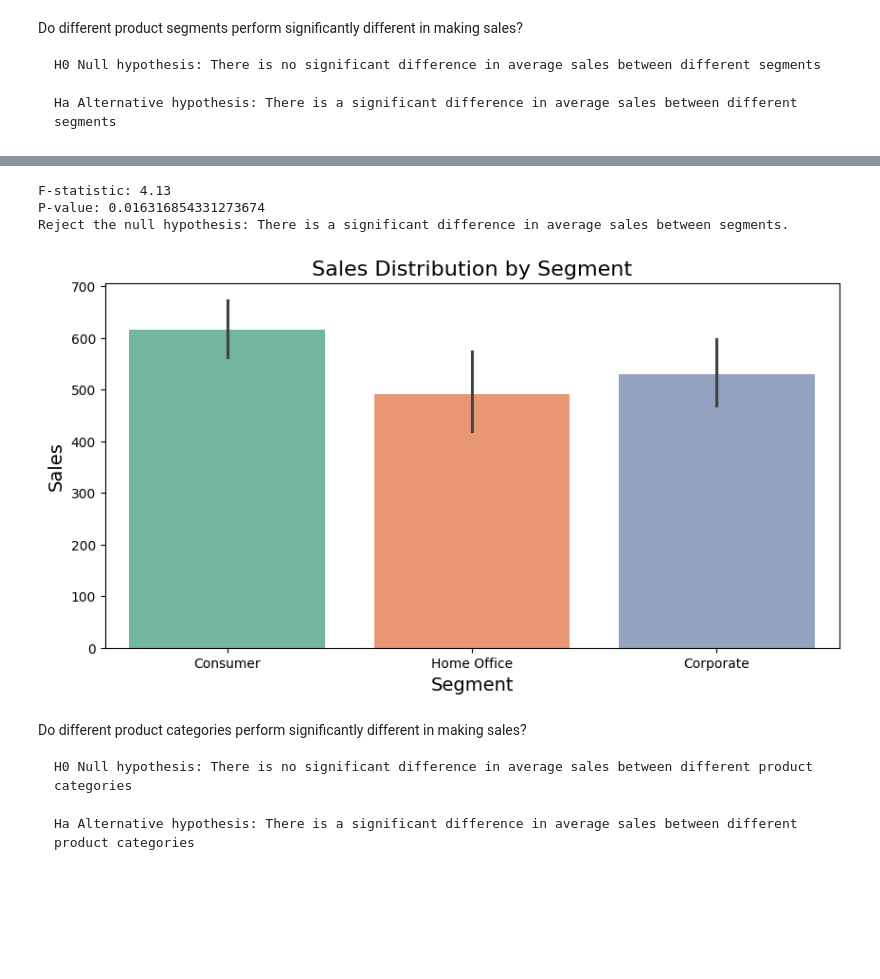
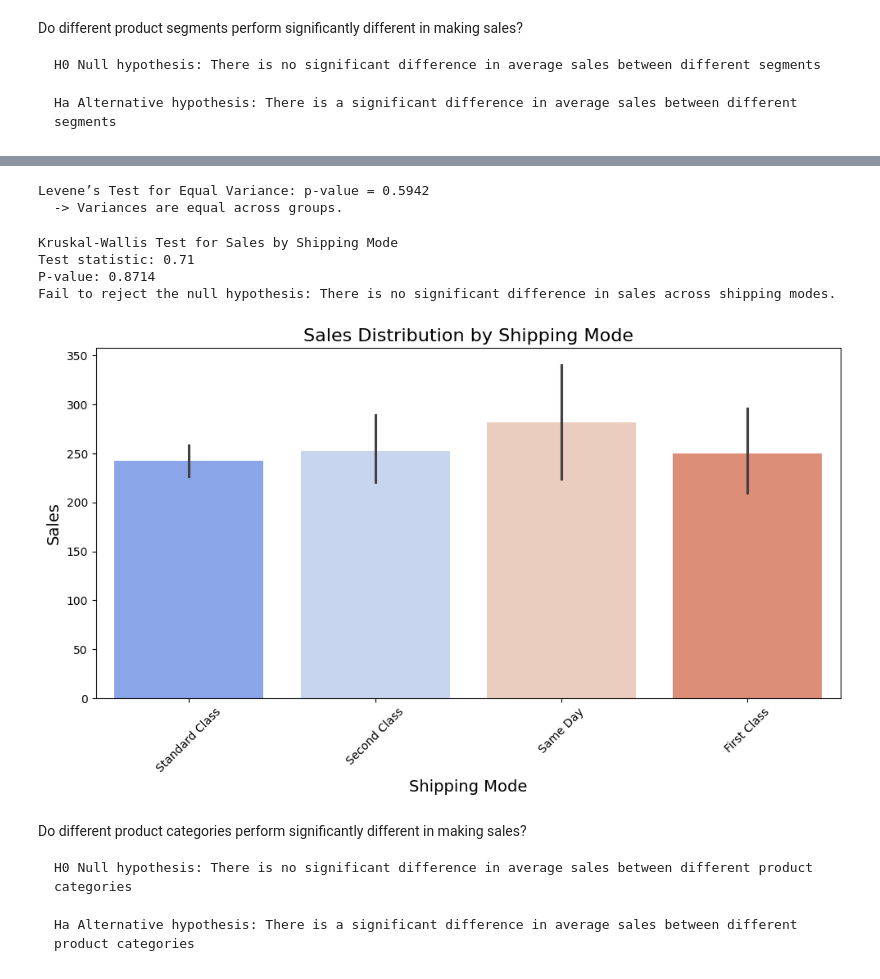
Before and after one commit to Sattar99/Gold_PY_Final, a Jupyter notebook: Gold_PY_Final/Gold_FinalProject.ipynb, the cells around one changed output, grey strips where cells are left out. Saved outputs shown, nothing was run; the diff lists cells and outputs as text; code cells hidden in the pictures; blank space fills up the shorter version.

```diff
--- a/Gold_PY_Final/Gold_FinalProject.ipynb
+++ b/Gold_PY_Final/Gold_FinalProject.ipynb
@@ -464,3 +467,15 @@ Do different product segments perform significantly different in making sales?
     H0 Null hypothesis: There is no significant difference in average sales between different segments
 
     Ha Alternative hypothesis: There is a significant difference in average sales between different segments
+# %%
+#Checking for Normality and Equal Variance:
+
+#Shapiro's test for normality:
+modes = HypTest_df['Ship.Mode'].unique()
+for mode in modes:
+    stat, p_value = shapiro(HypTest_df.loc[HypTest_df['Ship.Mode'] == mode, 'Sales'])
+    print(f"Shapiro-Wilk Test for Ship Mode '{mode}': p-value = {p_value:.4f}")
+    if p_value < 0.05:
+        print(f"  -> Data for '{mode}' is NOT normally distributed.")
+    else:
+        print(f"  -> Data for '{mode}' is normally distributed.")
@@ -467,39 +491,48 @@ Do different product segments perform significantly different in making sales?
+# %%
+# Levene's Test for Equal Variances across groups:
+groups = [HypTest_df.loc[HypTest_df['Ship.Mode'] == mode, 'Sales'] for mode in modes]
+stat, p_value = levene(*groups)
+print(f"\nLevene’s Test for Equal Variance: p-value = {p_value:.4f}")
+if p_value < 0.05:
+    print("  -> Variances are NOT equal across groups.")
+else:
+    print("  -> Variances are equal across groups.")
+# %% [output]
+Levene’s Test for Equal Variance: p-value = 0.5942
+  -> Variances are equal across groups.
 # %%
-Segment1 = HypTest_df.loc[HypTest_df["Segment"]=='Consumer', 'Sales'].dropna().drop_duplicates()
-Segment2 = HypTest_df.loc[HypTest_df["Segment"]=='Home Office', 'Sales'].dropna().drop_duplicates()
-Segment3 = HypTest_df.loc[HypTest_df["Segment"]=='Corporate', 'Sales'].dropna().drop_duplicates()
-# Perform one-way ANOVA test
-f_stat, p_value = f_oneway(Segment1,Segment2,Segment3)
+shipping_modes = HypTest_df['Ship.Mode'].unique()
+sales_by_mode = [HypTest_df.loc[HypTest_df['Ship.Mode'] == mode, 'Sales'] for mode in shipping_modes]
 
-# Print the results
+# Perform Kruskal-Wallis test
+stat, p_value = kruskal(*sales_by_mode)
+
+# Results
 alpha = 0.05
-
-print("F-statistic:", round(f_stat,2))
-print("P-value:", p_value)
+print("Kruskal-Wallis Test for Sales by Shipping Mode")
+print(f"Test statistic: {stat:.2f}")
+print(f"P-value: {p_value:.4f}")
 
 if p_value < alpha:
-    print("Reject the null hypothesis: There is a significant difference in average sales between segments.")
+    print("Reject the null hypothesis: There is a significant difference in sales across shipping modes.")
 else:
-    print("Fail to reject the null hypothesis: There is no significant difference in average sales between segments.")
+    print("Fail to reject the null hypothesis: There is no significant difference in sales across shipping modes.")
 
-data1 = {
-    'Segment': ['Consumer'] * len(Segment1) + ['Home Office'] * len(Segment2) + ['Corporate'] * len(Segment3),
-    'Sales': list(Segment1) + list(Segment2) + list(Segment3)
-}
-data1 = pd.DataFrame(data1)
-
-# Plotting the boxplot
-plt.figure(figsize=(10, 5))
-sns.barplot(x='Segment', y='Sales', data=data1, palette='Set2')
-plt.title('Sales Distribution by Segment', fontsize=16)
-plt.xlabel('Segment', fontsize=14)
+# Visualization: Boxplot of Sales by Shipping Mode
+plt.figure(figsize=(10, 6))
+sns.barplot(x='Ship.Mode', y='Sales', data=HypTest_df, palette='coolwarm')
+plt.title('Sales Distribution by Shipping Mode', fontsize=16)
+plt.xlabel('Shipping Mode', fontsize=14)
 plt.ylabel('Sales', fontsize=14)
+plt.xticks(rotation=45)
+plt.tight_layout()
 plt.show()
 # %% [output]
-F-statistic: 4.13
-P-value: 0.016316854331273674
-Reject the null hypothesis: There is a significant difference in average sales between segments.
+Kruskal-Wallis Test for Sales by Shipping Mode
+Test statistic: 0.71
+P-value: 0.8714
+Fail to reject the null hypothesis: There is no significant difference in sales across shipping modes.
-[figure, old version]
+[figure, new version]
 # %% [markdown]
 Do different product categories perform significantly different in making sales?
 
```
Also changed, not shown: parts of 8 cells of this notebook.
